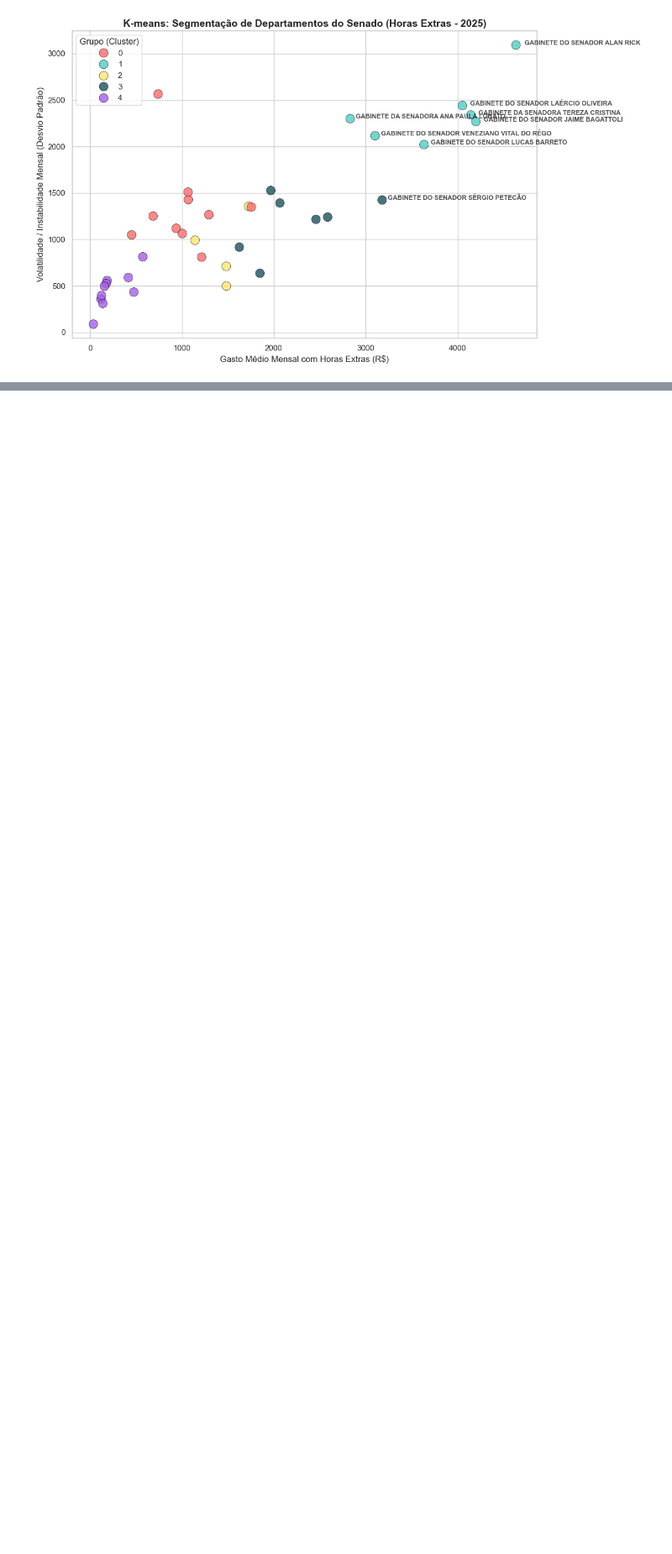
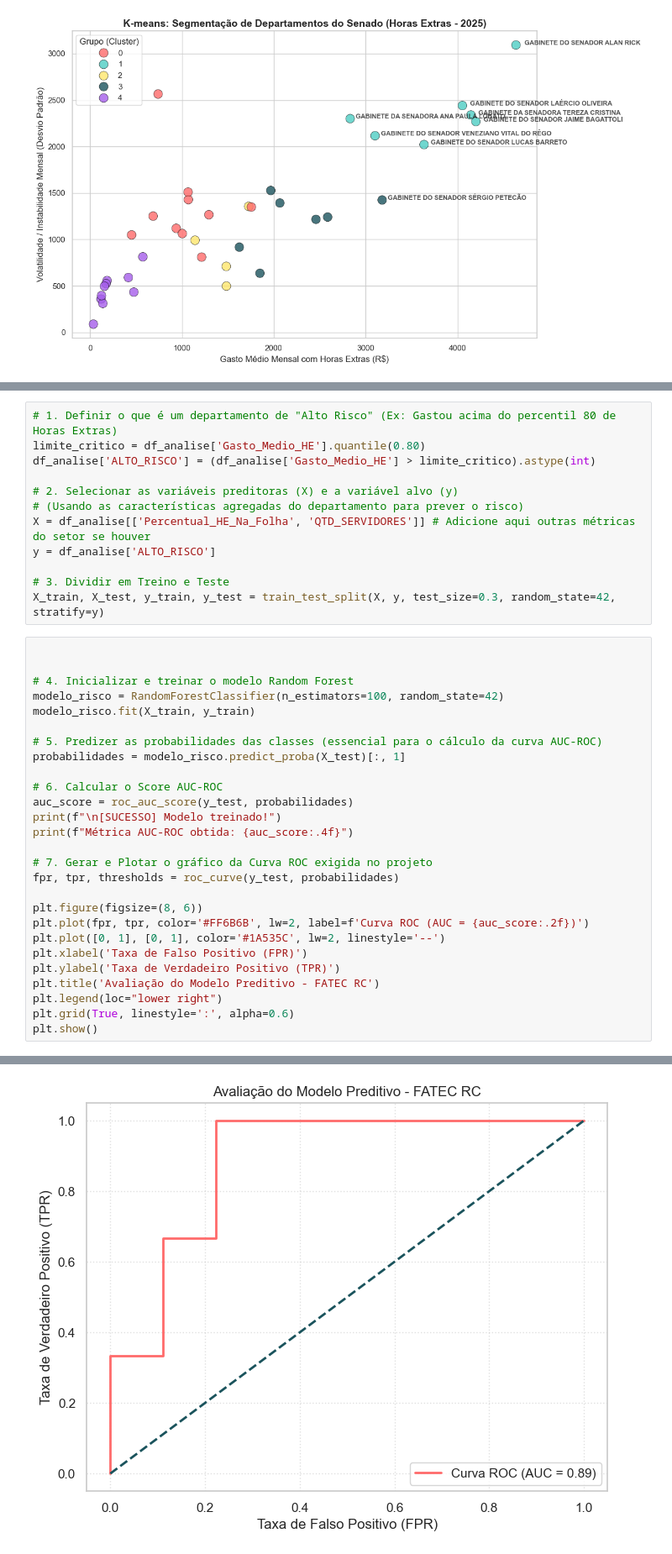
Before and after one commit to Gabriel-nascimento31/Projeto-de-Mineracao-de-Dados, a Jupyter notebook: teste_gabriel.ipynb, the cells around one changed output, grey strips where cells are left out. Shown at 84% size. Cells and saved outputs as stored; diff of their text form; blank space fills up the shorter version.

```diff
--- a/teste_gabriel.ipynb
+++ b/teste_gabriel.ipynb
@@ -244,0 +393,40 @@ relatorio_final.head(30)
+# %%
+# 1. Definir o que é um departamento de "Alto Risco" (Ex: Gastou acima do percentil 80 de Horas Extras)
+limite_critico = df_analise['Gasto_Medio_HE'].quantile(0.80)
+df_analise['ALTO_RISCO'] = (df_analise['Gasto_Medio_HE'] > limite_critico).astype(int)
+
+# 2. Selecionar as variáveis preditoras (X) e a variável alvo (y)
+# (Usando as características agregadas do departamento para prever o risco)
+X = df_analise[['Percentual_HE_Na_Folha', 'QTD_SERVIDORES']] # Adicione aqui outras métricas do setor se houver
+y = df_analise['ALTO_RISCO']
+
+# 3. Dividir em Treino e Teste
+X_train, X_test, y_train, y_test = train_test_split(X, y, test_size=0.3, random_state=42, stratify=y)
+# %%
+
+
+# 4. Inicializar e treinar o modelo Random Forest
+modelo_risco = RandomForestClassifier(n_estimators=100, random_state=42)
+modelo_risco.fit(X_train, y_train)
+
+# 5. Predizer as probabilidades das classes (essencial para o cálculo da curva AUC-ROC)
+probabilidades = modelo_risco.predict_proba(X_test)[:, 1]
+
+# 6. Calcular o Score AUC-ROC
+auc_score = roc_auc_score(y_test, probabilidades)
+print(f"\n[SUCESSO] Modelo treinado!")
+print(f"Métrica AUC-ROC obtida: {auc_score:.4f}")
+
+# 7. Gerar e Plotar o gráfico da Curva ROC exigida no projeto
+fpr, tpr, thresholds = roc_curve(y_test, probabilidades)
+
+plt.figure(figsize=(8, 6))
+plt.plot(fpr, tpr, color='#FF6B6B', lw=2, label=f'Curva ROC (AUC = {auc_score:.2f})')
+plt.plot([0, 1], [0, 1], color='#1A535C', lw=2, linestyle='--')
+plt.xlabel('Taxa de Falso Positivo (FPR)')
+plt.ylabel('Taxa de Verdadeiro Positivo (TPR)')
+plt.title('Avaliação do Modelo Preditivo - FATEC RC')
+plt.legend(loc="lower right")
+plt.grid(True, linestyle=':', alpha=0.6)
+plt.show()
+# %% [output]
@@ -244,0 +435 @@ relatorio_final.head(30)
+[figure, added]
```
Also changed, not shown: parts of 11 cells of this notebook, 2 other files.
